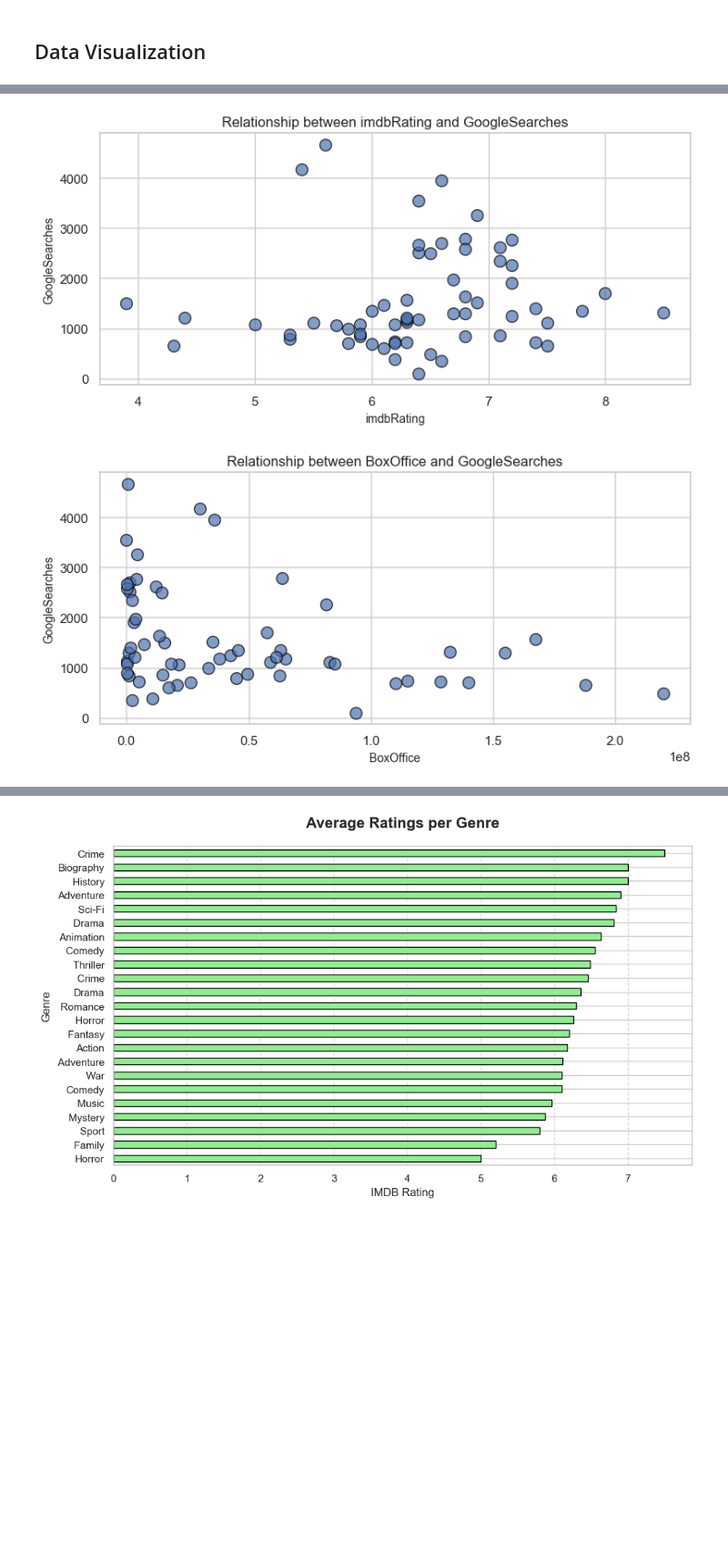
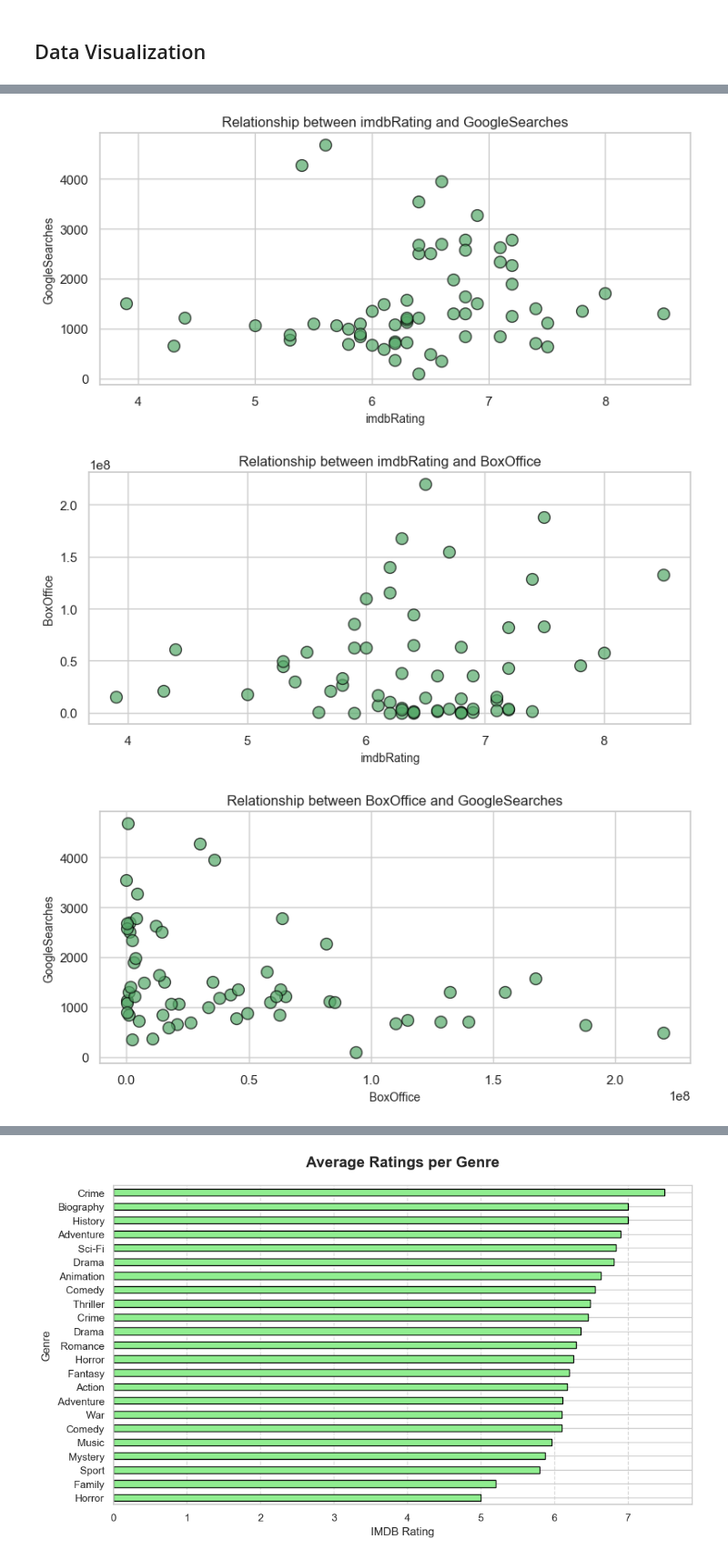
Before and after one commit to pegahbkz/neon-movies, a Jupyter notebook: neon-films.ipynb, the cells around one changed output, grey strips where cells are left out. Shown at 91% size. Cells and saved outputs as stored; diff of their text form; code cells hidden in the pictures; blank space fills up the shorter version.

```diff
--- a/neon-films.ipynb
+++ b/neon-films.ipynb
@@ -314,21 +310,18 @@ plot_heatmap(movies_df_filtered, corr_features)
 # %%
 def plot_columns(df, col1, col2):
     sns.set(style="whitegrid")
-
     plt.figure(figsize=(8, 4))
-
-    plt.scatter(df[col1], df[col2], color='b', edgecolor='black', alpha=0.7, s=100)
-
+    plt.scatter(df[col1], df[col2], color='g', edgecolor='black', alpha=0.7, s=100)
     plt.title(f'Relationship between {col1} and {col2}', fontsize=12)
     plt.xlabel(col1, fontsize=10)
     plt.ylabel(col2, fontsize=10)
-
     plt.grid(True)
     plt.tight_layout()
     plt.show()
-
+# scatter plots
 plot_columns(movies_df_filtered, "Runtime", "BoxOffice")
 plot_columns(movies_df_filtered, "imdbRating", "imdbVotes")
 plot_columns(movies_df_filtered, "imdbRating", "GoogleSearches")
+plot_columns(movies_df_filtered, "imdbRating", "BoxOffice")
 plot_columns(movies_df_filtered, "BoxOffice", "GoogleSearches")
 # %% [output]
@@ -337,2 +330,3 @@ plot_columns(movies_df_filtered, "BoxOffice", "GoogleSearches")
-[figure, old version]
+[figure, new version]
-[figure, old version]
+[figure, new version]
+[figure, added]
```
Also changed, not shown: parts of 11 cells of this notebook.
